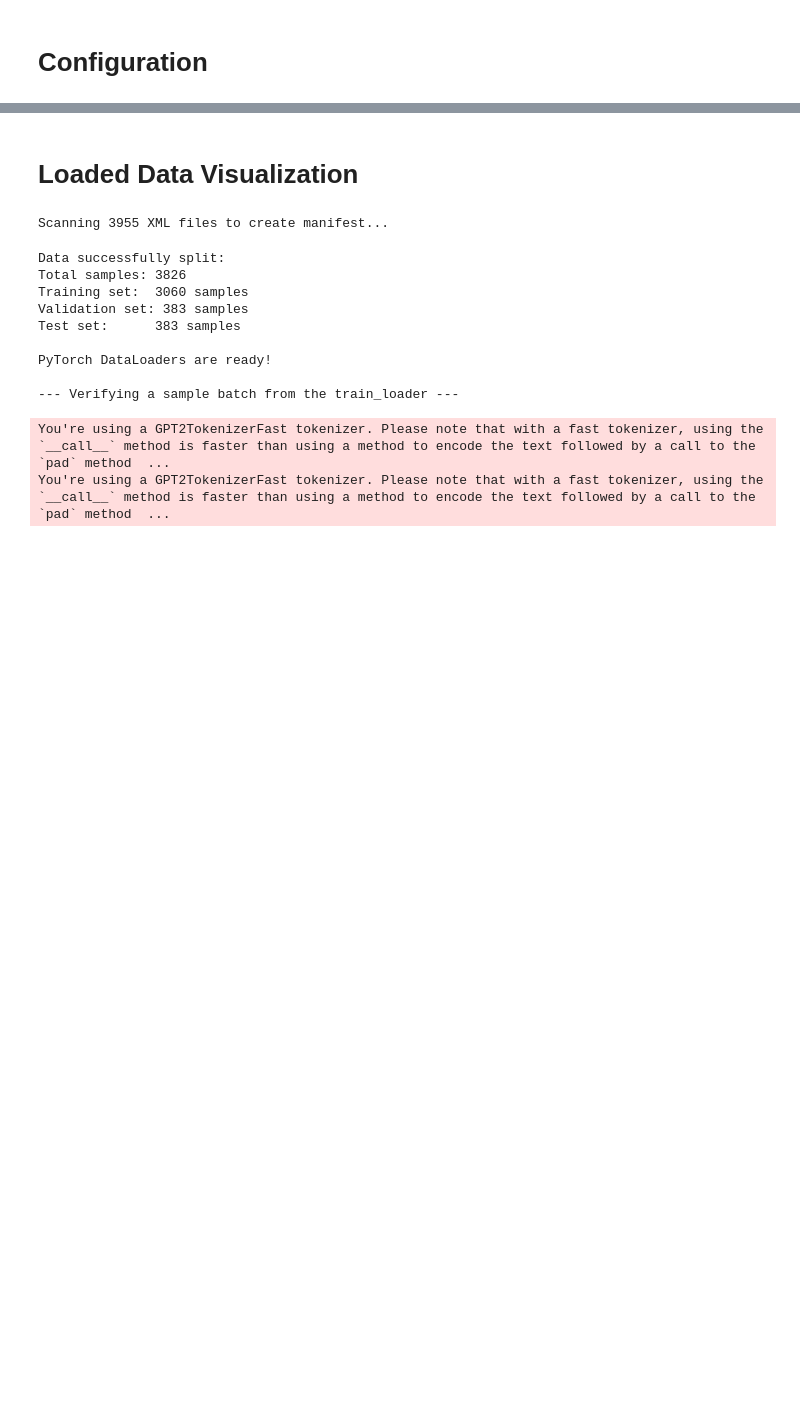
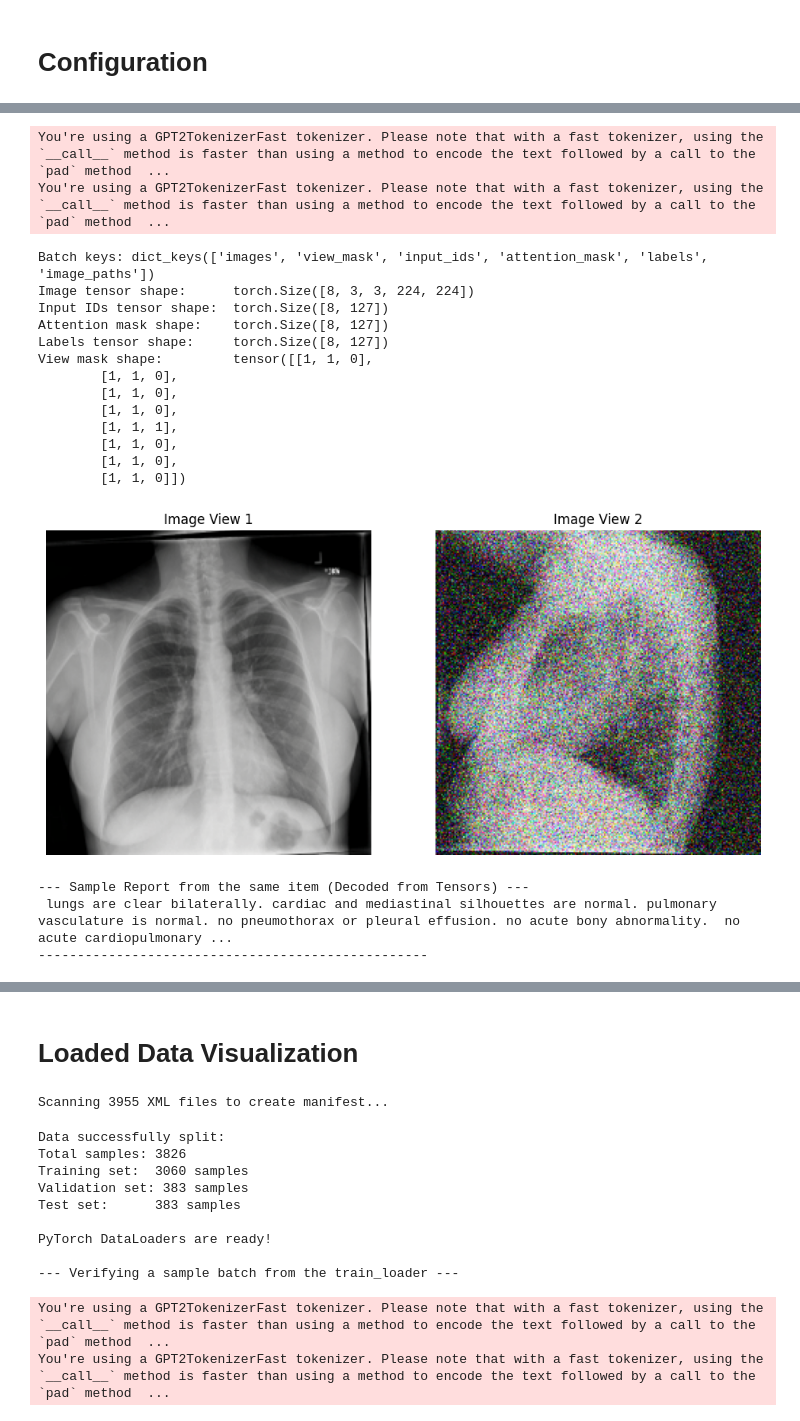
Before and after one commit to Sri-Ganesan-M/Radiology_report_generation, a Jupyter notebook: radiology-report-generation-mini-project.ipynb, the cells around one changed output, grey strips where cells are left out. Drawn from its saved outputs; the diff is of its cells as text; code cells hidden in the pictures; blank space fills up the shorter version.

```diff
--- a/radiology-report-generation-mini-project.ipynb
+++ b/radiology-report-generation-mini-project.ipynb
@@ -217,0 +337,63 @@ tokenizer.pad_token = tokenizer.eos_token  # Keep this line for consistent paddi
+# %%
+# --- Fetch one batch
+sample_batch = next(iter(train_loader))
+
+print(f"Batch keys: {sample_batch.keys()}")
+print(f"Image tensor shape:      {sample_batch['images'].shape}")
+print(f"Input IDs tensor shape:  {sample_batch['input_ids'].shape}")
+print(f"Attention mask shape:    {sample_batch['attention_mask'].shape}")
+print(f"Labels tensor shape:     {sample_batch['labels'].shape}")
+print(f"View mask shape:         {sample_batch.get('view_mask', 'Not present')}")  # If view_mask is in your collate_fn
+
+# --- Visualization of all image views for a random report in the batch ---
+idx_to_show = random.randint(0, sample_batch['images'].size(0) - 1)
+images_to_show = sample_batch['images'][idx_to_show]  # (num_views, C, H, W)
+num_views = images_to_show.size(0)
+
+mean = torch.tensor([0.485, 0.456, 0.406]).view(3, 1, 1)
+std = torch.tensor([0.229, 0.224, 0.225]).view(3, 1, 1)
+
+plt.figure(figsize=(6 * num_views, 6))
+for i in range(num_views):
+    # Optional: If using mask, skip padded images
+    if 'view_mask' in sample_batch:
+        if sample_batch['view_mask'][idx_to_show][i] == 0:
+            continue  # padded image, skip
+
+    img_tensor = images_to_show[i]
+    img_display = (img_tensor * std) + mean
+    img_display = transforms.ToPILImage()(img_display.clamp(0, 1))
+
+    plt.subplot(1, num_views, i + 1)
+    plt.imshow(img_display)
+    plt.title(f"Image View {i+1}")
+    plt.axis('off')
+plt.show()
+
+# --- Decode the report text from input_ids for visualization ---
+input_ids_display = sample_batch['input_ids'][idx_to_show]
+report_display = tokenizer.decode(input_ids_display, skip_special_tokens=True)
+
+print("\n--- Sample Report from the same item (Decoded from Tensors) ---")
+print(report_display)
+print("-" * 50)
+# %% [output]
+You're using a GPT2TokenizerFast tokenizer. Please note that with a fast tokenizer, using the `__call__` method is faster than using a method to encode the text followed by a call to the `pad` method  ...
+You're using a GPT2TokenizerFast tokenizer. Please note that with a fast tokenizer, using the `__call__` method is faster than using a method to encode the text followed by a call to the `pad` method  ...
+Batch keys: dict_keys(['images', 'view_mask', 'input_ids', 'attention_mask', 'labels', 'image_paths'])
+Image tensor shape:      torch.Size([8, 3, 3, 224, 224])
+Input IDs tensor shape:  torch.Size([8, 127])
+Attention mask shape:    torch.Size([8, 127])
+Labels tensor shape:     torch.Size([8, 127])
+View mask shape:         tensor([[1, 1, 0],
+        [1, 1, 0],
+        [1, 1, 0],
+        [1, 1, 0],
+        [1, 1, 1],
+        [1, 1, 0],
+        [1, 1, 0],
+        [1, 1, 0]])
+[figure, added]
+--- Sample Report from the same item (Decoded from Tensors) ---
+ lungs are clear bilaterally. cardiac and mediastinal silhouettes are normal. pulmonary vasculature is normal. no pneumothorax or pleural effusion. no acute bony abnormality.  no acute cardiopulmonary ...
+--------------------------------------------------
```
Also changed, not shown: parts of 29 cells of this notebook.
